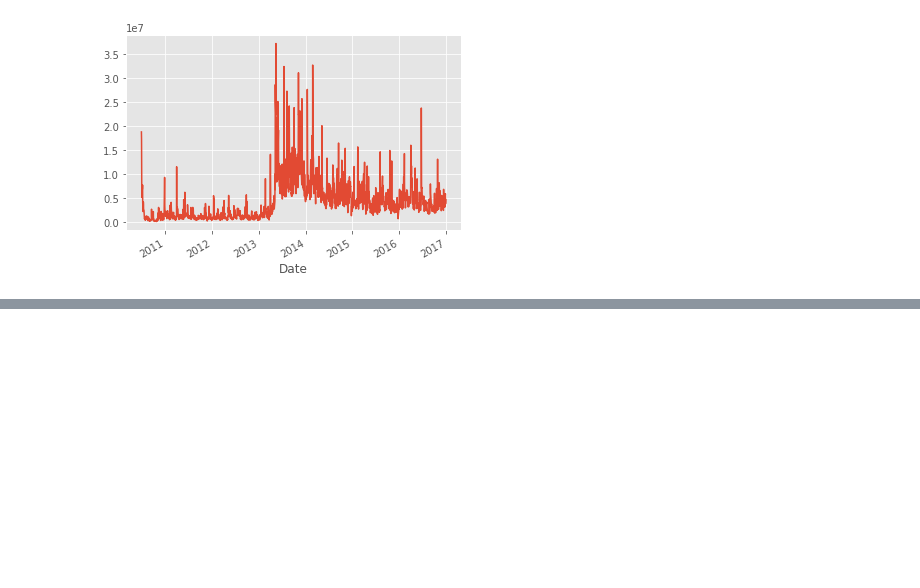
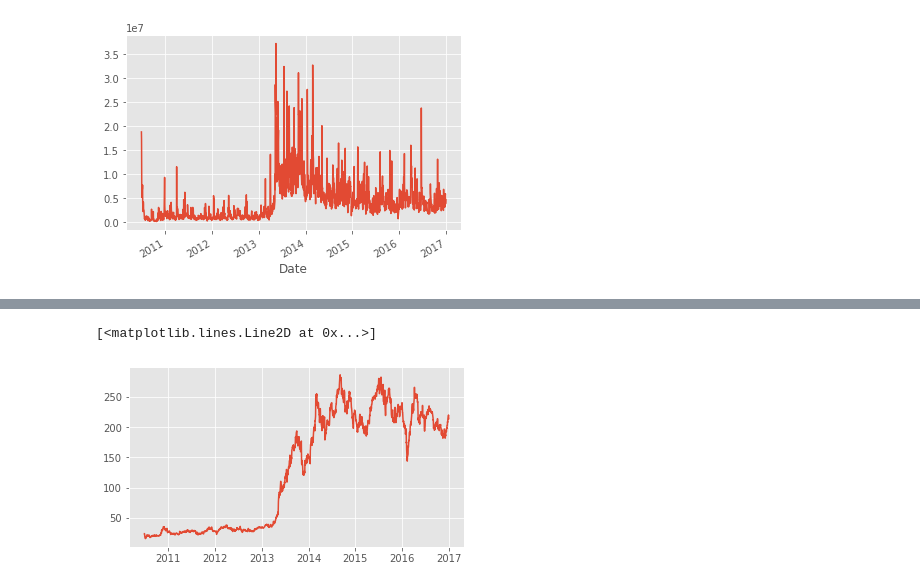
Before and after one commit to michelleruas/Data_Visualisation, a Jupyter notebook: Python_For_Finance.ipynb, the cells around one changed output, grey strips where cells are left out. Drawn from its saved outputs; the diff is of its cells as text; code cells hidden in the pictures; blank space fills up the shorter version.

```diff
--- a/Python_For_Finance.ipynb
+++ b/Python_For_Finance.ipynb
@@ -44,3 +44,5 @@ df['Volume'].plot()
 # %% [output]
 <matplotlib.axes._subplots.AxesSubplot at 0x...>
 [figure]
+# %%
+df['100ma'] = df['Adj Close'].rolling(window=100, min_periods = 0).mean()
@@ -46,0 +61,3 @@ df['Volume'].plot()
+# %%
+#Removes entire rows of data where the 100 moving average was NaN (first 100 days)
+df.dropna(inplace=True)
@@ -46,0 +74,6 @@ df['Volume'].plot()
+# %%
+ax1 = plt.subplot2grid((6,1), (0,0), rowspan = 5, colspan = 1)
+ax1.plot(df.index, df['Adj Close'])
+# %% [output]
+[<matplotlib.lines.Line2D at 0x...>]
+[figure, added]
```
Also changed, not shown: parts of 4 cells of this notebook.
